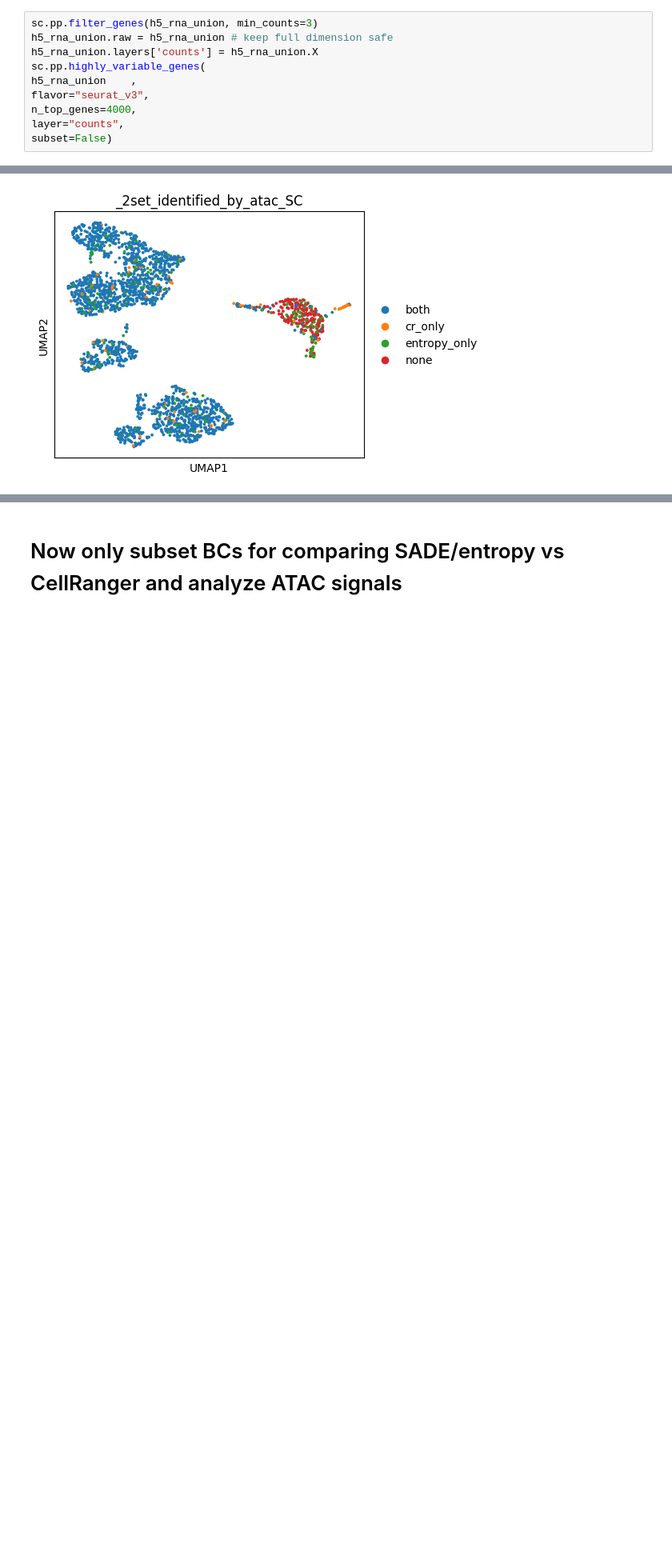
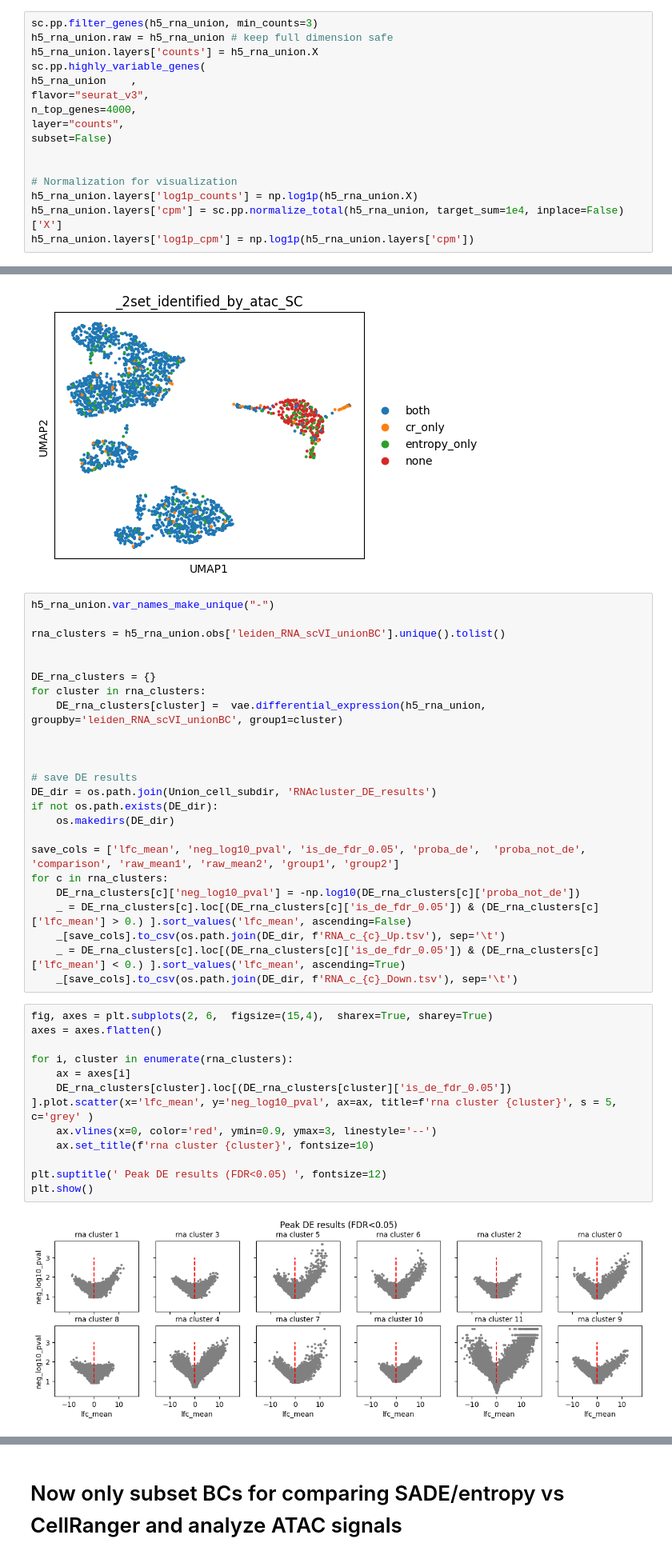
Before and after one commit to streetslab/SADE, a Jupyter notebook: EDA/enchmark_pbmc_cmp_SC.ipynb, the cells around one changed output, grey strips where cells are left out. Shown at 80% size. Saved outputs shown, nothing was run; the diff lists cells and outputs as text; blank space fills up the shorter version.

```diff
--- a/EDA/enchmark_pbmc_cmp_SC.ipynb
+++ b/EDA/enchmark_pbmc_cmp_SC.ipynb
@@ -49,6 +49,12 @@ flavor="seurat_v3",
 n_top_genes=4000,
 layer="counts",
 subset=False)
+
+
+# Normalization for visualization
+h5_rna_union.layers['log1p_counts'] = np.log1p(h5_rna_union.X)
+h5_rna_union.layers['cpm'] = sc.pp.normalize_total(h5_rna_union, target_sum=1e4, inplace=False)['X']
+h5_rna_union.layers['log1p_cpm'] = np.log1p(h5_rna_union.layers['cpm'])
 # %%
 SCVI_LATENT_KEY = "RNA_scVI_unionBC"
 SCVI_CLUSTERS_KEY = "leiden_RNA_scVI_unionBC"
@@ -85,3 +91,41 @@ with plt.rc_context({'figure.figsize': (5, 4)}):
     sc.pl.umap(h5_rna_union, color=['_2set_identified_by_atac_SC'], wspace=0.2, size=30, ncols=3)
 # %% [output]
 [figure]
+# %%
+h5_rna_union.var_names_make_unique("-")
+
+rna_clusters = h5_rna_union.obs['leiden_RNA_scVI_unionBC'].unique().tolist()
+
+
+DE_rna_clusters = {}
+for cluster in rna_clusters:
+    DE_rna_clusters[cluster] =  vae.differential_expression(h5_rna_union, groupby='leiden_RNA_scVI_unionBC', group1=cluster)
+
+
+
+# save DE results
+DE_dir = os.path.join(Union_cell_subdir, 'RNAcluster_DE_results')
+if not os.path.exists(DE_dir):
+    os.makedirs(DE_dir)
+
+save_cols = ['lfc_mean', 'neg_log10_pval', 'is_de_fdr_0.05', 'proba_de',  'proba_not_de', 'comparison', 'raw_mean1', 'raw_mean2', 'group1', 'group2']
+for c in rna_clusters:
+    DE_rna_clusters[c]['neg_log10_pval'] = -np.log10(DE_rna_clusters[c]['proba_not_de'])
+    _ = DE_rna_clusters[c].loc[(DE_rna_clusters[c]['is_de_fdr_0.05']) & (DE_rna_clusters[c]['lfc_mean'] > 0.) ].sort_values('lfc_mean', ascending=False)
+    _[save_cols].to_csv(os.path.join(DE_dir, f'RNA_c_{c}_Up.tsv'), sep='\t')
+    _ = DE_rna_clusters[c].loc[(DE_rna_clusters[c]['is_de_fdr_0.05']) & (DE_rna_clusters[c]['lfc_mean'] < 0.) ].sort_values('lfc_mean', ascending=True)
+    _[save_cols].to_csv(os.path.join(DE_dir, f'RNA_c_{c}_Down.tsv'), sep='\t')
+# %%
+fig, axes = plt.subplots(2, 6,  figsize=(15,4),  sharex=True, sharey=True)
+axes = axes.flatten()
+
+for i, cluster in enumerate(rna_clusters):
+    ax = axes[i]
+    DE_rna_clusters[cluster].loc[(DE_rna_clusters[cluster]['is_de_fdr_0.05']) ].plot.scatter(x='lfc_mean', y='neg_log10_pval', ax=ax, title=f'rna cluster {cluster}', s = 5, c='grey' )
+    ax.vlines(x=0, color='red', ymin=0.9, ymax=3, linestyle='--')
+    ax.set_title(f'rna cluster {cluster}', fontsize=10)
+
+plt.suptitle(' Peak DE results (FDR<0.05) ', fontsize=12)
+plt.show()
+# %% [output]
+[figure, added]
```
Also changed, not shown: parts of 8 cells of this notebook, 1 other file.
